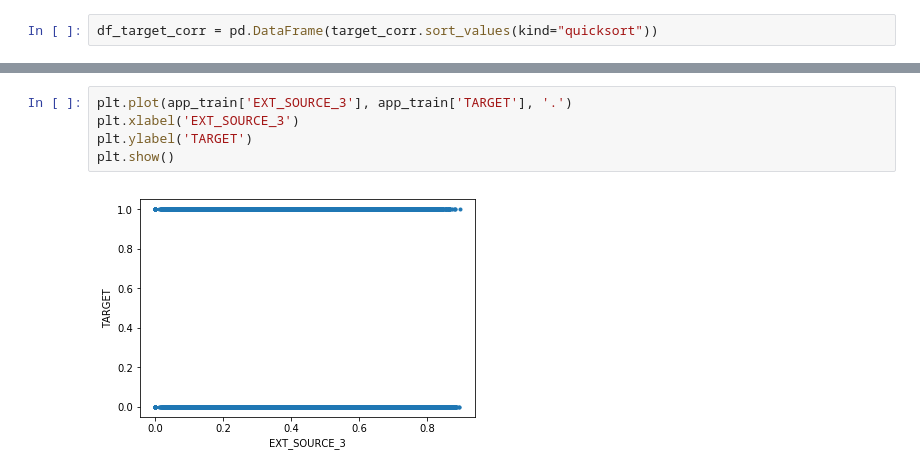
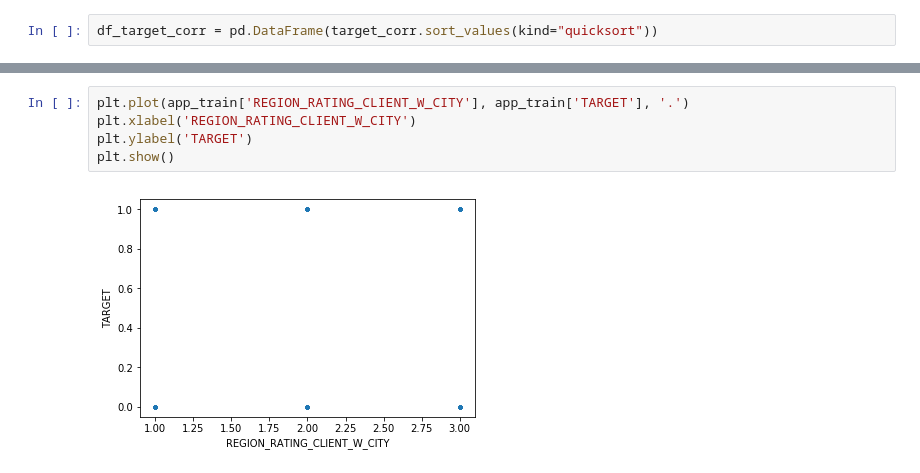
Before and after one commit to Randx-Huang/4th-ML100Days, a Jupyter notebook: homework/Day_015_HW.ipynb, the cells around one changed output, grey strips where cells are left out. Saved outputs shown, nothing was run; the diff lists cells and outputs as text.

```diff
--- a/homework/Day_015_HW.ipynb
+++ b/homework/Day_015_HW.ipynb
@@ -130,7 +136,7 @@ max_target
 # %%
-plt.plot(app_train['EXT_SOURCE_3'], app_train['TARGET'], '.')
-plt.xlabel('EXT_SOURCE_3')
+plt.plot(app_train['REGION_RATING_CLIENT_W_CITY'], app_train['TARGET'], '.')
+plt.xlabel('REGION_RATING_CLIENT_W_CITY')
 plt.ylabel('TARGET')
 plt.show()
 # %% [output]
-[figure, old version]
+[figure, new version]
```
Also changed, not shown: parts of 5 cells of this notebook.
